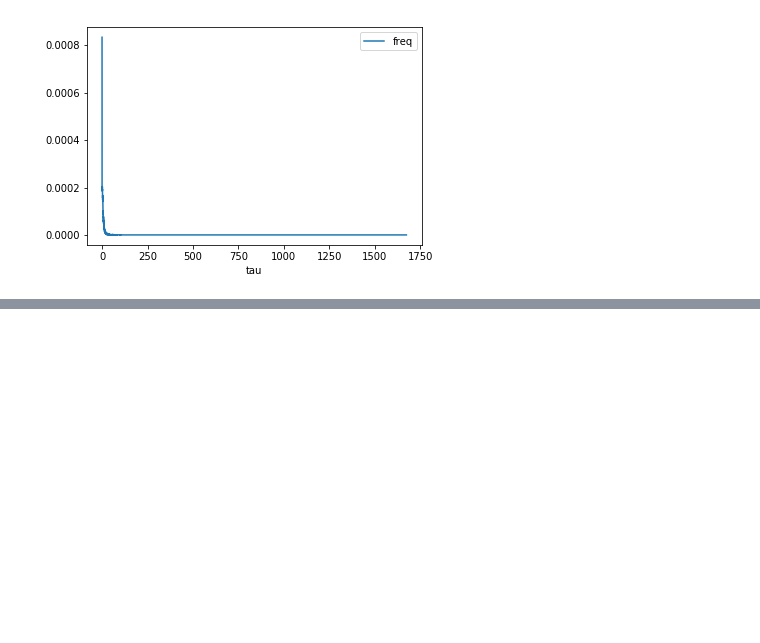
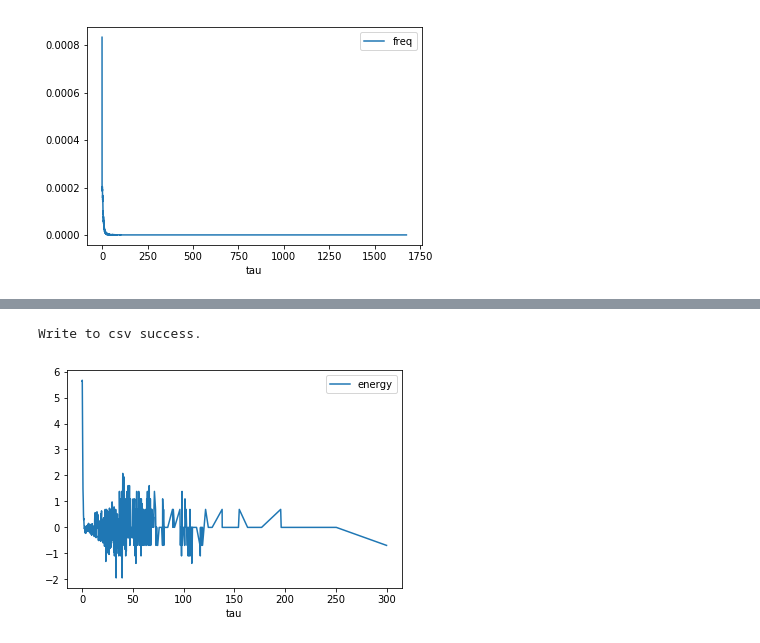
Before and after one commit to zjingcong/mp, a Jupyter notebook: crowd_analysis/analysis.ipynb, the cells around one changed output, grey strips where cells are left out. Drawn from its saved outputs; the diff is of its cells as text; code cells hidden in the pictures; blank space fills up the shorter version.

Commit message:
Add pdf and interaction energy.

```diff
--- a/crowd_analysis/analysis.ipynb
+++ b/crowd_analysis/analysis.ipynb
@@ -84,0 +115,19 @@ plt.show()
+# %%
+##### interaction energy #####
+
+import math
+
+u_df = pd.read_csv('pdf.csv')
+u_df.columns = ['tau', 'energy']
+u_df['energy'] = u_df['energy'].apply(lambda x: math.log(1.0 / x) if x != 0.0 else math.log(1.0 / np.finfo('float64').eps))
+u_df.to_csv('energy.csv', index=False)
+print "Write to csv success."
+# %% [output]
+Write to csv success.
+# %%
+# draw energy
+u_df = u_df.set_index('tau')
+u_df.plot(style=[])
+plt.show()
+# %% [output]
+[figure, added]
```
Also changed, not shown: parts of 6 cells of this notebook, 2 other files.
